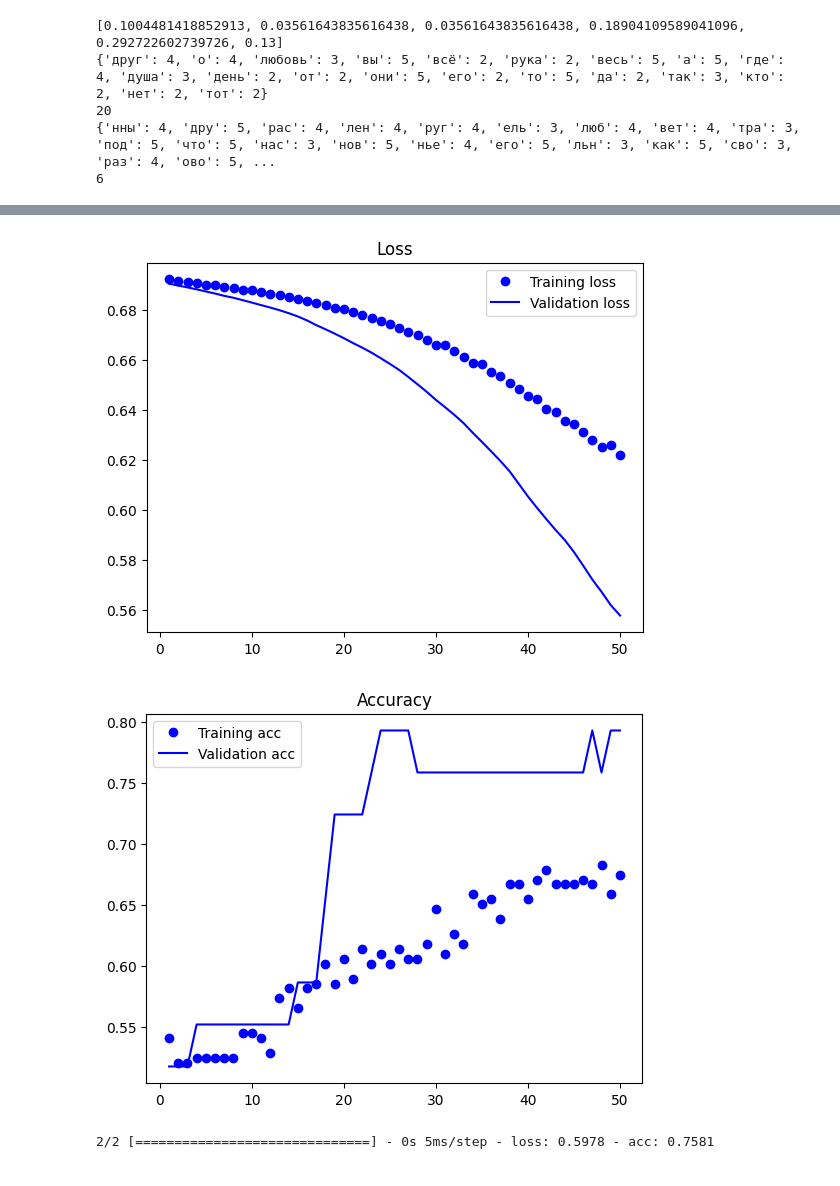
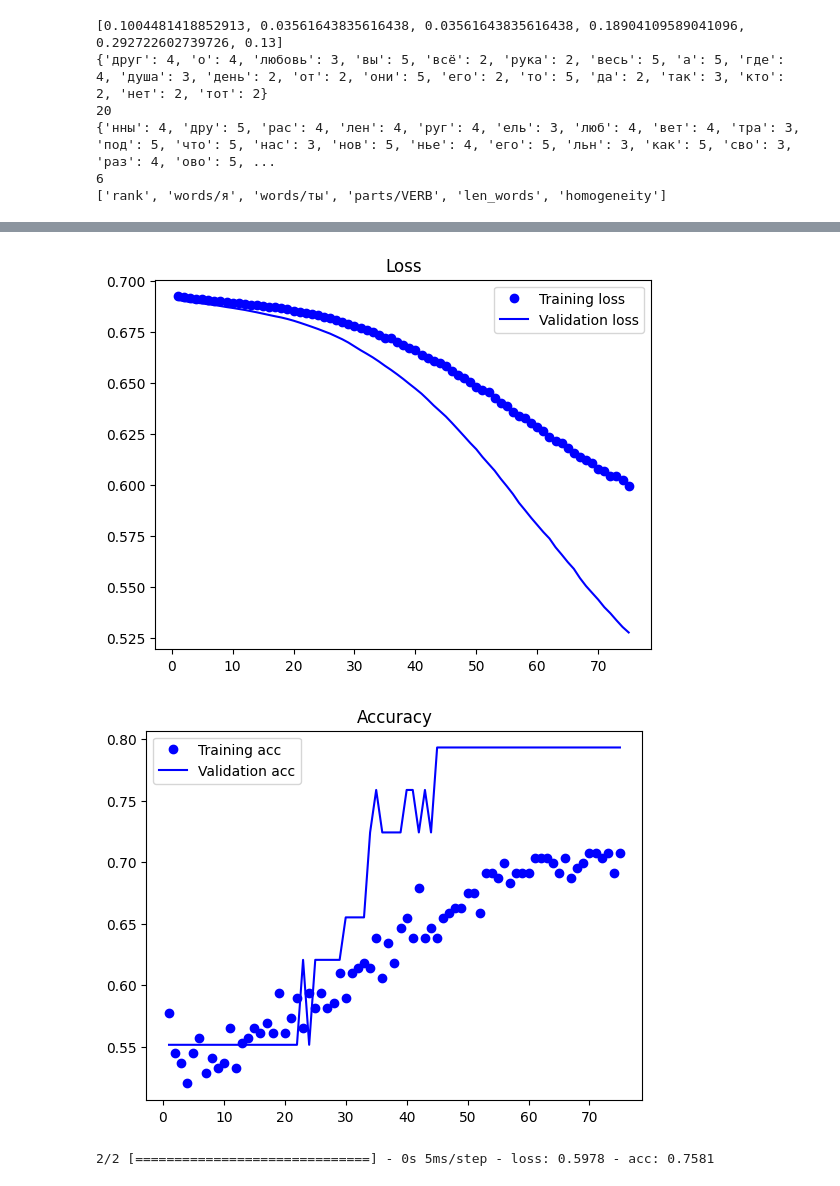
Before and after one commit to gudkovst/Analysis-Pushkin-style, a Jupyter notebook: example.ipynb, the cells around one changed output, grey strips where cells are left out. Drawn from its saved outputs; the diff is of its cells as text; code cells hidden in the pictures.

```diff
--- a/example.ipynb
+++ b/example.ipynb
@@ -17,12 +17,14 @@ print(len(d))
 d = important_feature("n_grams_letter", n_top=40, rang=(3, 5))
 print(d)
 print(count_features(fs))
+print(get_names(fs))
 # %% [output]
 [0.1004481418852913, 0.03561643835616438, 0.03561643835616438, 0.18904109589041096, 0.292722602739726, 0.13]
 {'друг': 4, 'о': 4, 'любовь': 3, 'вы': 5, 'всё': 2, 'рука': 2, 'весь': 5, 'а': 5, 'где': 4, 'душа': 3, 'день': 2, 'от': 2, 'они': 5, 'его': 2, 'то': 5, 'да': 2, 'так': 3, 'кто': 2, 'нет': 2, 'тот': 2}
 20
 {'нны': 4, 'дру': 5, 'рас': 4, 'лен': 4, 'руг': 4, 'ель': 3, 'люб': 4, 'вет': 4, 'тра': 3, 'под': 5, 'что': 5, 'нас': 3, 'нов': 5, 'нье': 4, 'его': 5, 'льн': 3, 'как': 5, 'сво': 3, 'раз': 4, 'ово': 5, ...
 6
+['rank', 'words/я', 'words/ты', 'parts/VERB', 'len_words', 'homogeneity']
 # %%
 from models.data import *
 from periods import *
@@ -38,13 +40,13 @@ per1 = sum(periods[:3], [])
 per2 = sum(periods[3:], [])
 pers = [per1, per2]
 
-data = get_data(pers, fs, [0, 1], train_part=0.8, val_part=0.1, not_null_bord=14)
+data = get_data(pers, fs, [0, 1], train_part=0.8, val_part=0.1, not_null_bord=14
 # %%
 from models.fit import fit
 from models.models import get_model1
 from utils.text_feature import count_features
 
-epochs = 50
+epochs = 75
 model = get_model1(count_features(fs))
 fit(model, data, epochs)
 # %% [output]
@@ -68,5 +70,5 @@ Epoch 50/50
-[figure, old version]
+[figure, new version]
-[figure, old version]
+[figure, new version]
 # %%
 from models.data import *
 
```
Also changed, not shown: parts of 2 cells of this notebook.
